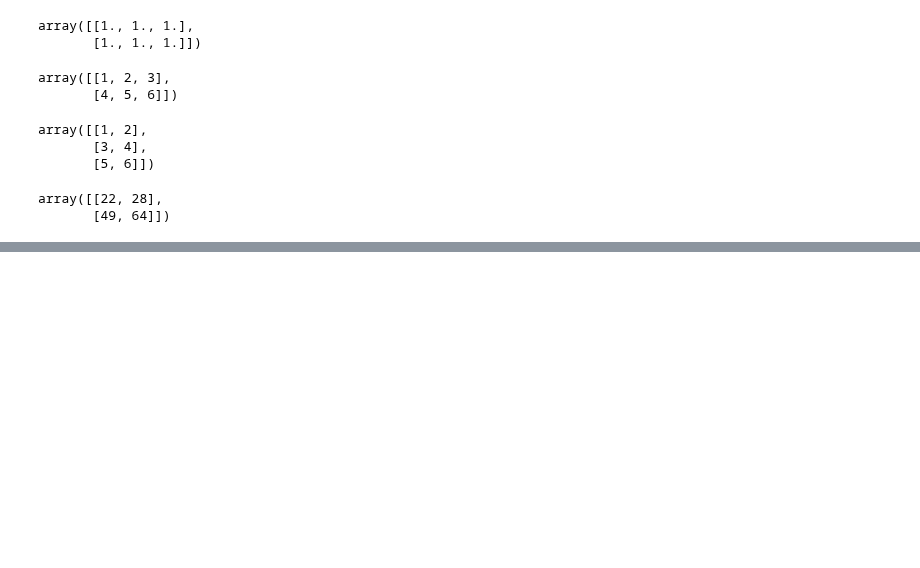
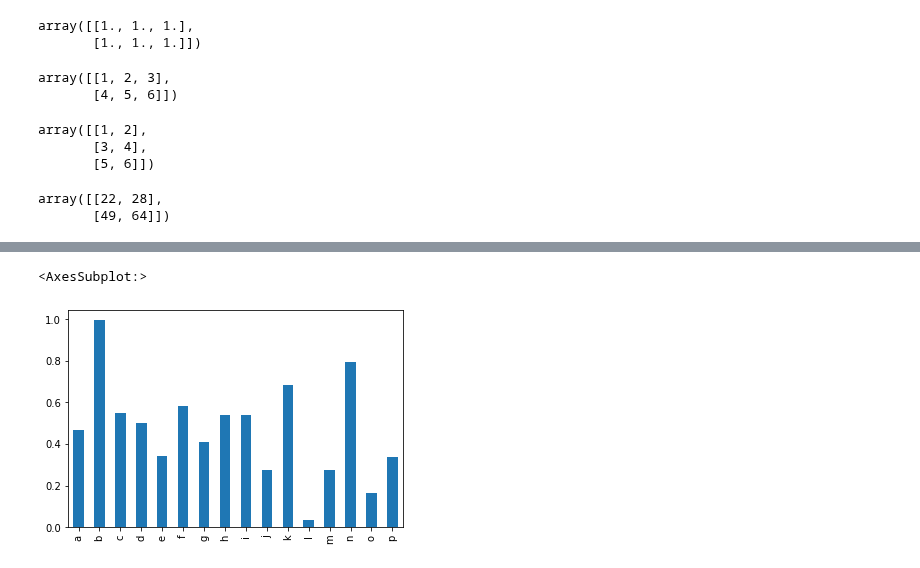
Before and after one commit to ljh15952/AI_Study, a Jupyter notebook: Data_Study/NumpyAndMatplotlib.ipynb, the cells around one changed output, grey strips where cells are left out. Drawn from its saved outputs; the diff is of its cells as text; code cells hidden in the pictures; blank space fills up the shorter version.

```diff
--- a/Data_Study/NumpyAndMatplotlib.ipynb
+++ b/Data_Study/NumpyAndMatplotlib.ipynb
@@ -213,0 +263,3 @@ array([[22, 28],
+# %%
+s2 = pd.Series(np.random.rand(16),index=list("abcdefghijklmnop"))
+s2
@@ -213,0 +284,5 @@ array([[22, 28],
+# %%
+s2.plot(kind="bar")
+# %% [output]
+<AxesSubplot:>
+[figure, added]
```
Also changed, not shown: parts of 15 cells of this notebook.
